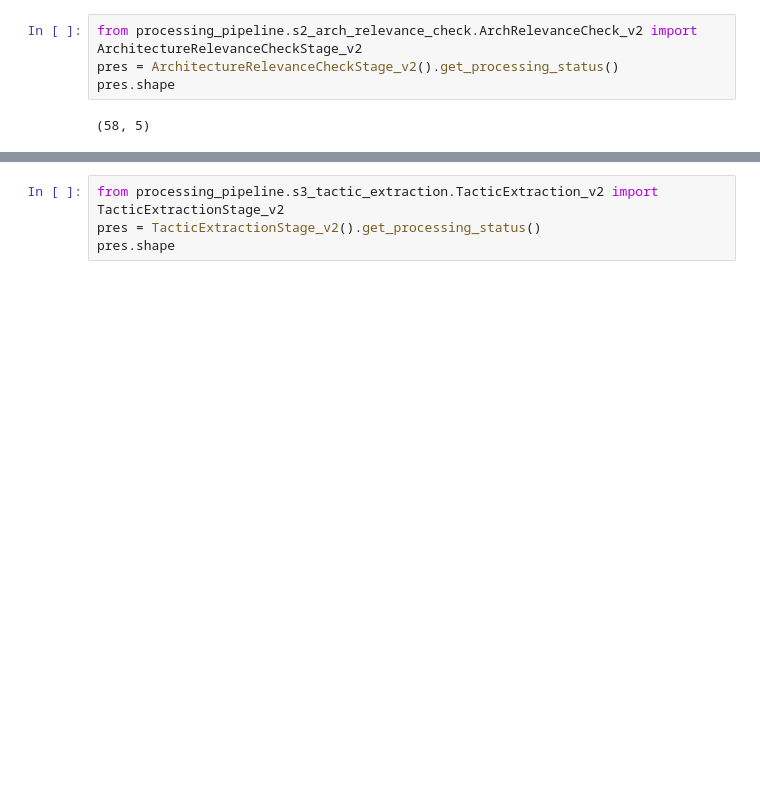
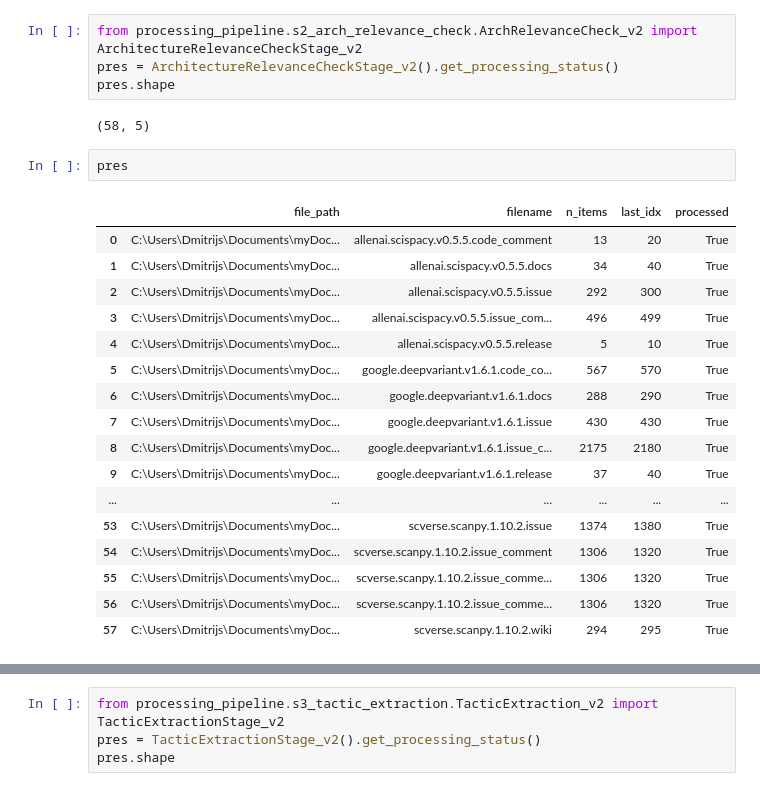
Before and after one commit to dmitrijs-voronovs/scientific-software-architecture-analysis, a Jupyter notebook: processing_pipeline/data_optimization/o_s2_arch_relevance_check.ipynb, the cells around one changed output, grey strips where cells are left out. Drawn from its saved outputs; the diff is of its cells as text; blank space fills up the shorter version.

```diff
--- a/processing_pipeline/data_optimization/o_s2_arch_relevance_check.ipynb
+++ b/processing_pipeline/data_optimization/o_s2_arch_relevance_check.ipynb
@@ -145,6 +145,26 @@ pres = ArchitectureRelevanceCheckStage_v2().get_processing_status()
 pres.shape
 # %% [output]
 (58, 5)
+# %%
+pres
+# %% [output]
+|  | file_path | filename | n_items | last_idx | processed |
+| 0 | C:\Users\Dmitrijs\Documents\myDoc... | allenai.scispacy.v0.5.5.code_comment | 13 | 20 | True |
+| 1 | C:\Users\Dmitrijs\Documents\myDoc... | allenai.scispacy.v0.5.5.docs | 34 | 40 | True |
+| 2 | C:\Users\Dmitrijs\Documents\myDoc... | allenai.scispacy.v0.5.5.issue | 292 | 300 | True |
+| 3 | C:\Users\Dmitrijs\Documents\myDoc... | allenai.scispacy.v0.5.5.issue_com... | 496 | 499 | True |
+| 4 | C:\Users\Dmitrijs\Documents\myDoc... | allenai.scispacy.v0.5.5.release | 5 | 10 | True |
+| 5 | C:\Users\Dmitrijs\Documents\myDoc... | google.deepvariant.v1.6.1.code_co... | 567 | 570 | True |
+| 6 | C:\Users\Dmitrijs\Documents\myDoc... | google.deepvariant.v1.6.1.docs | 288 | 290 | True |
+| 7 | C:\Users\Dmitrijs\Documents\myDoc... | google.deepvariant.v1.6.1.issue | 430 | 430 | True |
+| 8 | C:\Users\Dmitrijs\Documents\myDoc... | google.deepvariant.v1.6.1.issue_c... | 2175 | 2180 | True |
+| 9 | C:\Users\Dmitrijs\Documents\myDoc... | google.deepvariant.v1.6.1.release | 37 | 40 | True |
+| ... | ... | ... | ... | ... | ... |
+| 53 | C:\Users\Dmitrijs\Documents\myDoc... | scverse.scanpy.1.10.2.issue | 1374 | 1380 | True |
+| 54 | C:\Users\Dmitrijs\Documents\myDoc... | scverse.scanpy.1.10.2.issue_comment | 1306 | 1320 | True |
+| 55 | C:\Users\Dmitrijs\Documents\myDoc... | scverse.scanpy.1.10.2.issue_comme... | 1306 | 1320 | True |
+| 56 | C:\Users\Dmitrijs\Documents\myDoc... | scverse.scanpy.1.10.2.issue_comme... | 1306 | 1320 | True |
+| 57 | C:\Users\Dmitrijs\Documents\myDoc... | scverse.scanpy.1.10.2.wiki | 294 | 295 | True |
 # %%
 # pres[~pres.processed & ~pres.filename.str.contains("root-project")]
 pres[~pres.processed]
```
Also changed, not shown: parts of 1 cell of this notebook, 3 other files.
